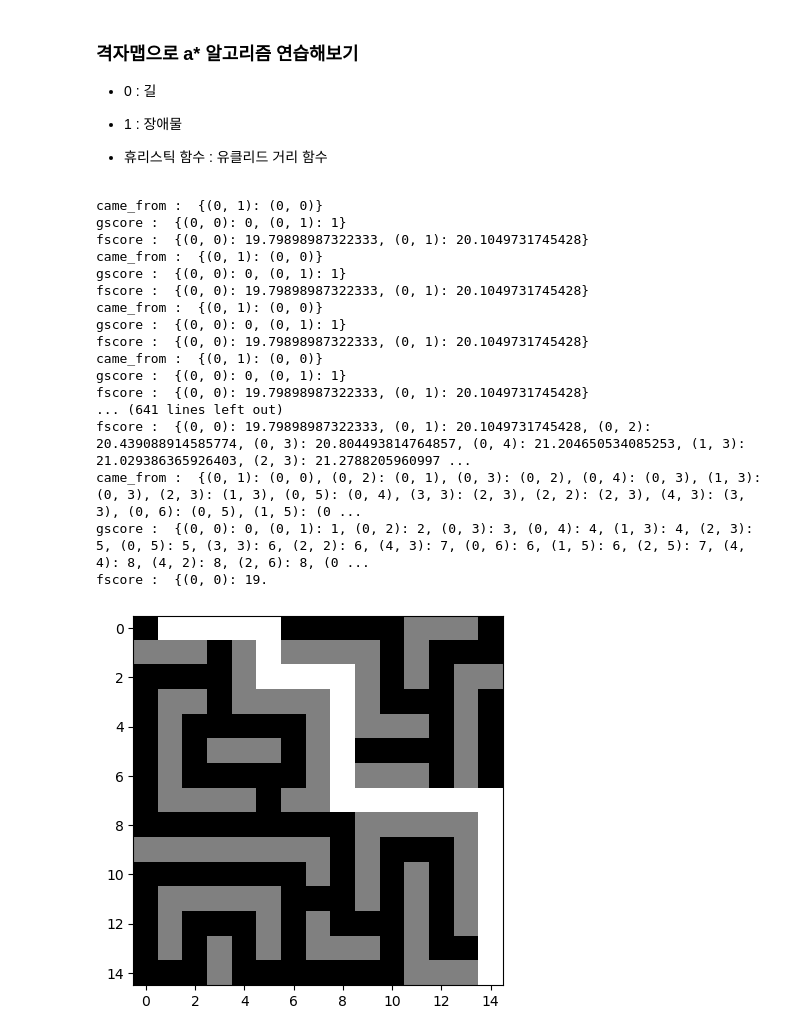
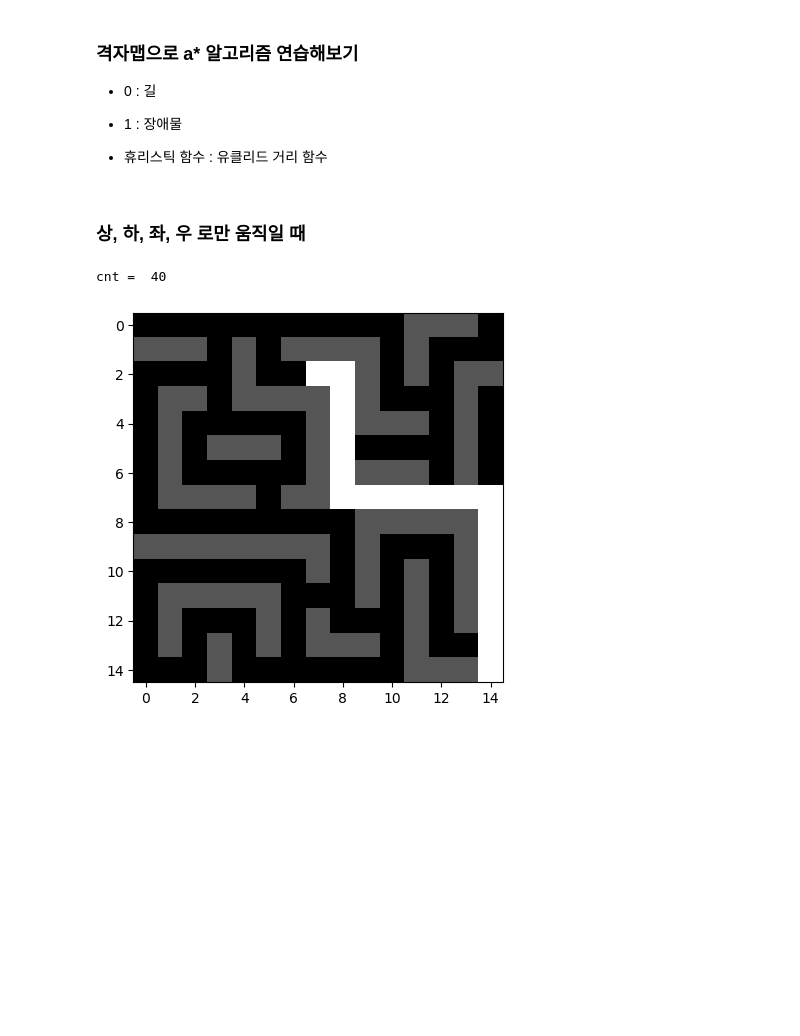
Before and after one commit to heetaeda/study_pathplanning, a Jupyter notebook: src/Priority_heap_queue.ipynb, the cells around one changed output. Drawn from its saved outputs; the diff is of its cells as text; code cells hidden in the pictures; blank space fills up the shorter version.

```diff
--- a/src/Priority_heap_queue.ipynb
+++ b/src/Priority_heap_queue.ipynb
@@ -210,6 +210,8 @@ map.shape
 - 1 : 장애물
 
 - 휴리스틱 함수 : 유클리드 거리 함수
+# %% [markdown]
+### 상, 하, 좌, 우 로만 움직일 때
 # %%
 import numpy as np
 import math
@@ -247,78 +249,74 @@ def a_star(map, start, goal):
     close_list = []
     came_from = {}  # 최종 경로를 추적하기 위한 딕셔너리
     gscore = {start : 0}  # 출발 위치에서 현재 위치까지의 실제 거리
-    fscore = {start : heuristic(start, goal)}  # 현재 위치에서 목표 위치까지의 직선 거리
+    fscore = {start : heuristic(start, goal)}  # gscore + 현재 위치에서 목표위치 까지의 직선 추정거리 (heuristic score)
+    # fscore 의 값은 항상 각 노드 (key) 에 대한 최소 값 (value) 을 하나만 가지도록 업데이트 됨.
 
     open_heap = []  # 최단 거리를 갱신하기 위한 노드 값들이 계속 추가됨.
     heapq.heappush(open_heap, (fscore[start], start))  # 출발 위치의 fscore 값과 출발 위치를 open_heap 에 넣는다.
 
+    cnt = 0
+
     while open_heap:  # open_heap 에 값이 없을 때까지 계속 반복
-        current = heapq.heappop(open_heap)[1]  # open list 에 있는 값들 중, fscore 가 가장 작은 튜플의 좌표 값을 current 좌표로
+        # current = heapq.heappop(open_heap)[1]  # open list 에 있는 값들 중, fscore 가 가장 작은 튜플의 좌표 값을 current 좌표로
+
+        current_f, current = heapq.heappop(open_heap)
+
+        # open_heap 에 중복되는 노드가 있을 경우, fscore 값을 비교해서 fscore 값이 더 작은 노드 값만 사용
+        if current_f > fscore[current]:
+            continue
 
         if current == goal:
             path = []
+            path.append(start)  # 우선 출발 위치 추가
             # came_from 의 key 값에는 절대로 start 좌표가 들어가지 않는다. 그러므로, start 좌표를 처리할 상황이 되면 while 문을 빠져나온다.
             while current in came_from.keys():
                 path.append(current)  # 경로에 현재 노드를 추가하고
                 current = came_from[current]  # 현재 노드를 추가된 노드의 부모 노드로 바꾼다.
-            return path[::-1]  # goal 위치부터 경로가 기록되므로 역순으로 반환해야 함.
+            return path[::-1], cnt  # goal 위치부터 경로가 기록되므로 역순으로 반환해야 함.
 
         close_list.append(current)  # close_list 에 fscore 가 가장 작은 값을 추가한다.
+
+        cnt += 1
 
         for i, j in neighbors:
             neighbor = (current[0] + i, current[1] + j)  # 인접한 노드들
             if (0 <= neighbor[0] < row) and (0 <= neighbor[1] < col) and map[neighbor[0]][neighbor[1]] != 1:
-                # 벽이 아니고, 이웃 노드가 맵 범위 안에 있는 상태에서 해당 이웃 노드의 gscore 는 current 의 gscore 에 1 을 더한거다.
+                # 이웃 노드가 맵 범위 안에 있고, 벽이 아닌 상태에서 해당 이웃 노드의 gscore 는 current 의 gscore 에 1 을 더한거다.
                 neighbor_gscore = gscore[current] + 1  # 한칸 이동했으므로 1 을 더해준다.
 
                 if neighbor in gscore.keys():
                     if gscore[neighbor] > neighbor_gscore:
                         gscore[neighbor] = neighbor_gscore
                         fscore[neighbor] = neighbor_gscore + heuristic(neighbor, goal)
                         heapq.heappush(open_heap, (fscore[neighbor], neighbor))
                         came_from[neighbor] = current  # neighbor 노드의 부모 노드 = current
                     else:
-                        pass
+                        continue
 
                 else:
                     gscore[neighbor] = neighbor_gscore  # 이웃 노드의 gscore
                     fscore[neighbor] = neighbor_gscore + heuristic(neighbor, goal)
                     heapq.heappush(open_heap, (fscore[neighbor], neighbor))
                     came_from[neighbor] = current  # neighbor 노드의 부모 노드 = current
 
-            print('came_from : ', came_from)
-            print('gscore : ', gscore)
-            print('fscore : ', fscore)
+            # print('came_from : ', came_from)
+            # print('gscore : ', gscore)
+            # print('fscore : ', fscore)
 
 
-start = (0, 0)
+start = (2, 7)
 goal = (14, 14)
 
-final_path = a_star(grid_map, start, goal)
+final_path, cnt = a_star(grid_map, start, goal)
 
 for y, x in final_path:
-    grid_map[y][x] = 2
+    grid_map[y][x] = 3
 
 
-
+print('cnt = ', cnt)
 plt.imshow(grid_map, cmap='gray')
 plt.show()
 # %% [output]
-came_from :  {(0, 1): (0, 0)}
-gscore :  {(0, 0): 0, (0, 1): 1}
-fscore :  {(0, 0): 19.79898987322333, (0, 1): 20.1049731745428}
-came_from :  {(0, 1): (0, 0)}
-gscore :  {(0, 0): 0, (0, 1): 1}
-fscore :  {(0, 0): 19.79898987322333, (0, 1): 20.1049731745428}
-came_from :  {(0, 1): (0, 0)}
-gscore :  {(0, 0): 0, (0, 1): 1}
-fscore :  {(0, 0): 19.79898987322333, (0, 1): 20.1049731745428}
-came_from :  {(0, 1): (0, 0)}
-gscore :  {(0, 0): 0, (0, 1): 1}
-fscore :  {(0, 0): 19.79898987322333, (0, 1): 20.1049731745428}
-... (641 lines left out)
-fscore :  {(0, 0): 19.79898987322333, (0, 1): 20.1049731745428, (0, 2): 20.439088914585774, (0, 3): 20.804493814764857, (0, 4): 21.204650534085253, (1, 3): 21.029386365926403, (2, 3): 21.2788205960997 ...
-came_from :  {(0, 1): (0, 0), (0, 2): (0, 1), (0, 3): (0, 2), (0, 4): (0, 3), (1, 3): (0, 3), (2, 3): (1, 3), (0, 5): (0, 4), (3, 3): (2, 3), (2, 2): (2, 3), (4, 3): (3, 3), (0, 6): (0, 5), (1, 5): (0 ...
-gscore :  {(0, 0): 0, (0, 1): 1, (0, 2): 2, (0, 3): 3, (0, 4): 4, (1, 3): 4, (2, 3): 5, (0, 5): 5, (3, 3): 6, (2, 2): 6, (4, 3): 7, (0, 6): 6, (1, 5): 6, (2, 5): 7, (4, 4): 8, (4, 2): 8, (2, 6): 8, (0 ...
-fscore :  {(0, 0): 19.
+cnt =  40
-[figure, old version]
+[figure, new version]
```
Also changed, not shown: parts of 5 cells of this notebook.
